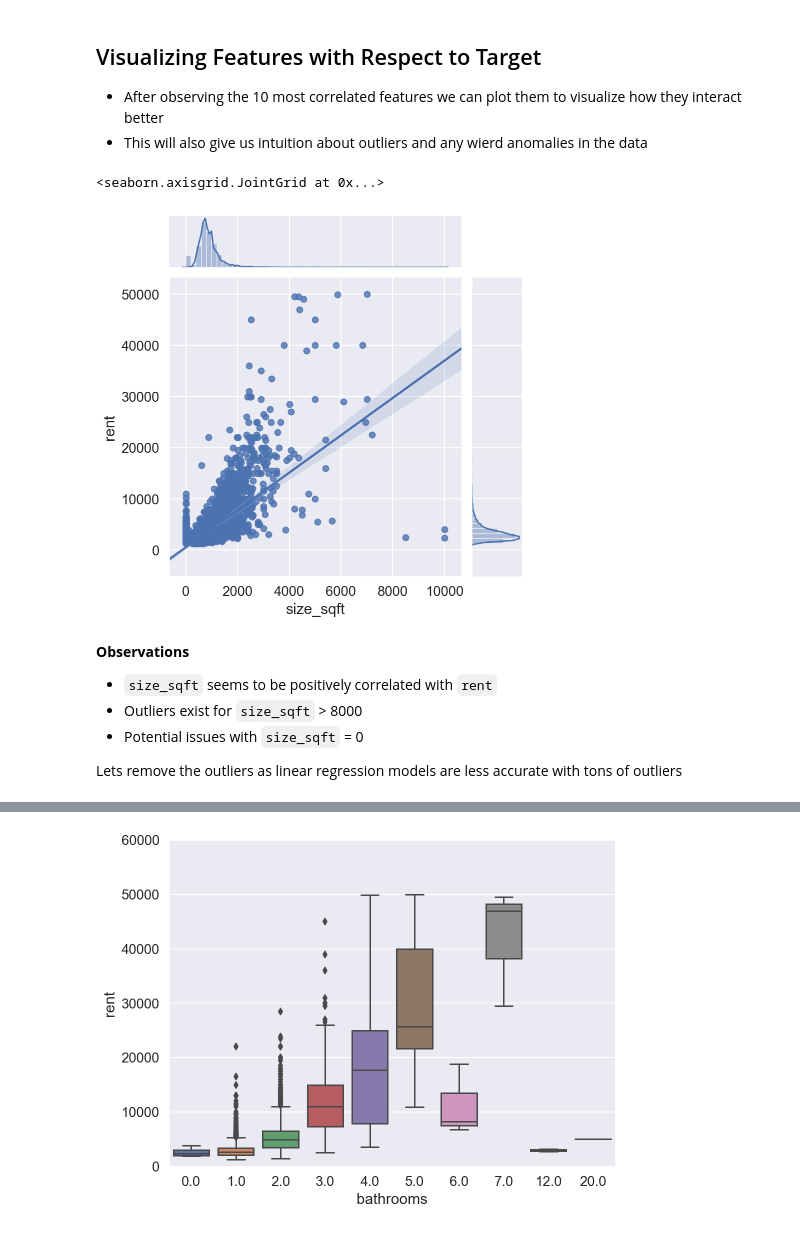
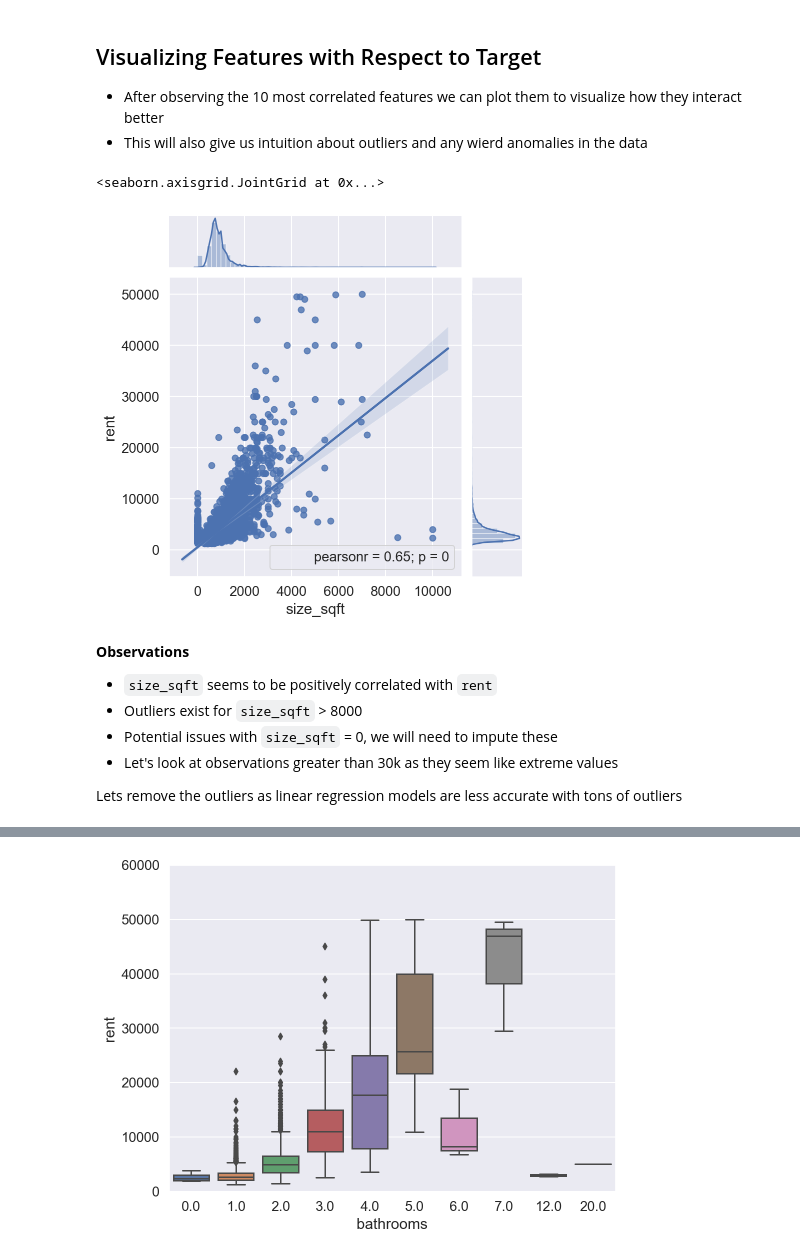
Before and after one commit to Ilroy/DS_Final_Project, a Jupyter notebook: Training_Testing_Master-Final.ipynb, the cells around one changed output, grey strips where cells are left out. Drawn from its saved outputs; the diff is of its cells as text; code cells hidden in the pictures.

```diff
--- a/Training_Testing_Master-Final.ipynb
+++ b/Training_Testing_Master-Final.ipynb
@@ -228,15 +251,16 @@ most_corr
 # %%
 # size_sqft vs rent
 
-sns.jointplot(x=train_df['size_sqft'], y=train_df['rent'], kind='reg')
+sns.jointplot(x=train_df['size_sqft'], y=train_df['rent'], kind='reg').annotate(stats.pearsonr)
 # %% [output]
 <seaborn.axisgrid.JointGrid at 0x...>
-[figure, old version]
+[figure, new version]
 # %% [markdown]
 **Observations**
 
 - `size_sqft` seems to be positively correlated with `rent`
 - Outliers exist for `size_sqft` > 8000
-- Potential issues with `size_sqft` = 0
+- Potential issues with `size_sqft` = 0, we will need to impute these
+- Let's look at observations greater than 30k as they seem like extreme values
 
 Lets remove the outliers as linear regression models are less accurate with tons of outliers
```
Also changed, not shown: parts of 86 cells of this notebook, 1 other file.
